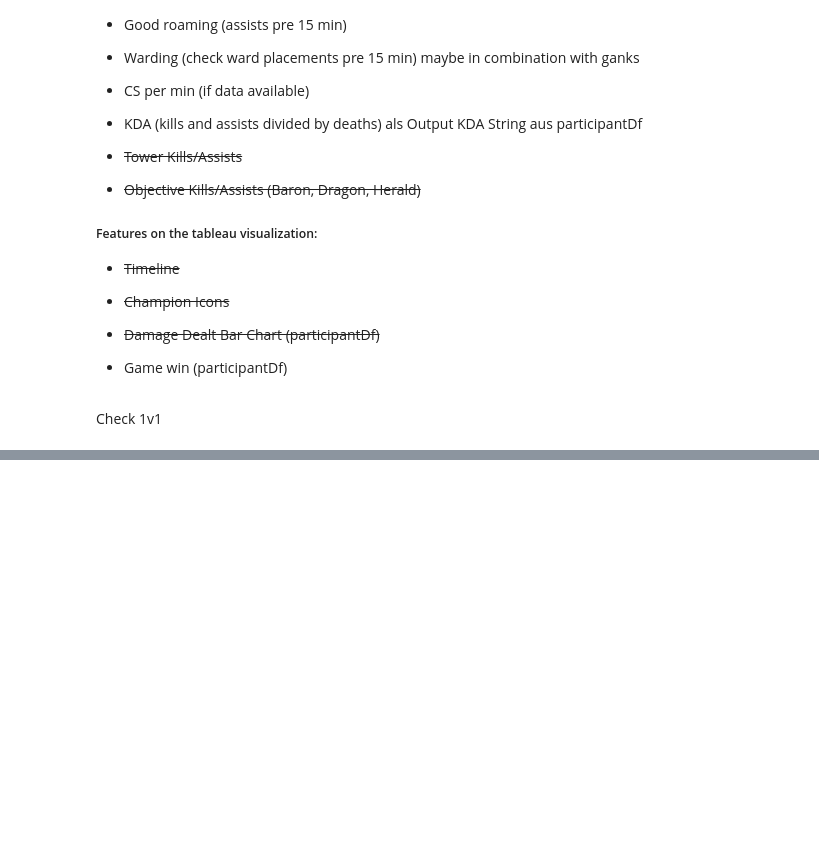
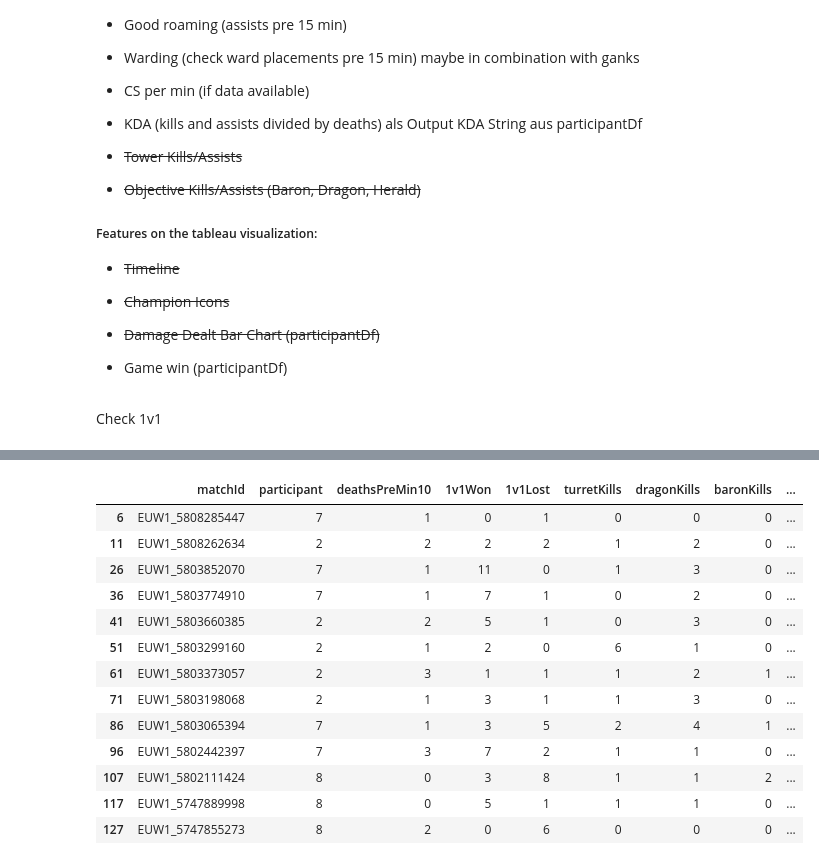
Before and after one commit to raz1x/Project_RiotAPI, a Jupyter notebook: riot.ipynb, the cells around one changed output, grey strips where cells are left out. Cells and saved outputs as stored; diff of their text form; code cells hidden in the pictures; blank space fills up the shorter version.

```diff
--- a/riot.ipynb
+++ b/riot.ipynb
@@ -553,6 +567,34 @@ def countWardsPlacedBeforeGanked(row, name):
     return len(kelodyEventsDf[(kelodyEventsDf["matchId"] == row["matchId"]) & (kelodyEventsDf["deathToGank"] == True) & (kelodyEventsDf["victimName"] == name) & (kelodyEventsDf["timestamp"] <= 600000)])
 
     #TODO
+# %%
+def checkRoamKills(row, name):
+    if row["assistingParticipantIds"] and (row["killerName"] == name) and (row["type"] == "CHAMPION_KILL") and (row["timestampMIN"] <= 15):
+        return True
+    return False
+
+def countRoamKills(row):
+    return len(kelodyEventsDf[(kelodyEventsDf["matchId"] == row["matchId"]) & ((kelodyEventsDf["kelodyAssist"] == True) & (kelodyEventsDf["timestampMIN"] <= 15) | (kelodyEventsDf["kelodyRoamKill"] == True))])
+# %%
+kelodyEventsDf["kelodyRoamKill"] = kelodyEventsDf.apply(lambda row: checkRoamKills(row, "Kelody"), axis = 1)
+kelody["roamKillsAssists"] = kelody.apply(lambda row: countRoamKills(row), axis=1)
+# %%
+kelody
+# %% [output]
+|  | matchId | participant | deathsPreMin10 | 1v1Won | 1v1Lost | turretKills | dragonKills | baronKills | ... |
+| 6 | EUW1_5808285447 | 7 | 1 | 0 | 1 | 0 | 0 | 0 | ... |
+| 11 | EUW1_5808262634 | 2 | 2 | 2 | 2 | 1 | 2 | 0 | ... |
+| 26 | EUW1_5803852070 | 7 | 1 | 11 | 0 | 1 | 3 | 0 | ... |
+| 36 | EUW1_5803774910 | 7 | 1 | 7 | 1 | 0 | 2 | 0 | ... |
+| 41 | EUW1_5803660385 | 2 | 2 | 5 | 1 | 0 | 3 | 0 | ... |
+| 51 | EUW1_5803299160 | 2 | 1 | 2 | 0 | 6 | 1 | 0 | ... |
+| 61 | EUW1_5803373057 | 2 | 3 | 1 | 1 | 1 | 2 | 1 | ... |
+| 71 | EUW1_5803198068 | 2 | 1 | 3 | 1 | 1 | 3 | 0 | ... |
+| 86 | EUW1_5803065394 | 7 | 1 | 3 | 5 | 2 | 4 | 1 | ... |
+| 96 | EUW1_5802442397 | 7 | 3 | 7 | 2 | 1 | 1 | 0 | ... |
+| 107 | EUW1_5802111424 | 8 | 0 | 3 | 8 | 1 | 1 | 2 | ... |
+| 117 | EUW1_5747889998 | 8 | 0 | 5 | 1 | 1 | 1 | 0 | ... |
+| 127 | EUW1_5747855273 | 8 | 2 | 0 | 6 | 0 | 0 | 0 | ... |
 # %%
 participantsDf.to_json('participants.json', orient='records')
 matchesDf.to_json('matches.json', orient='records')
```
Also changed, not shown: parts of 15 cells of this notebook.
